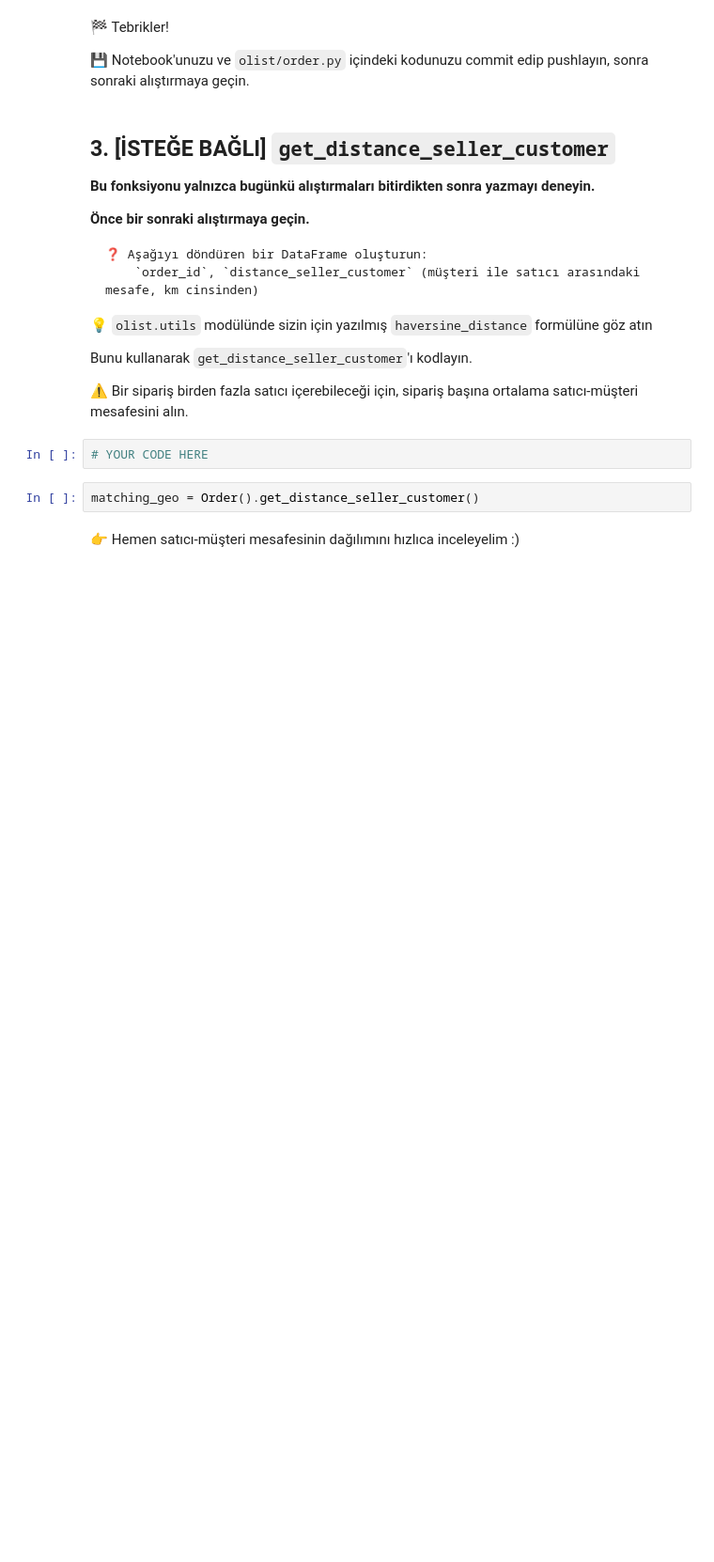
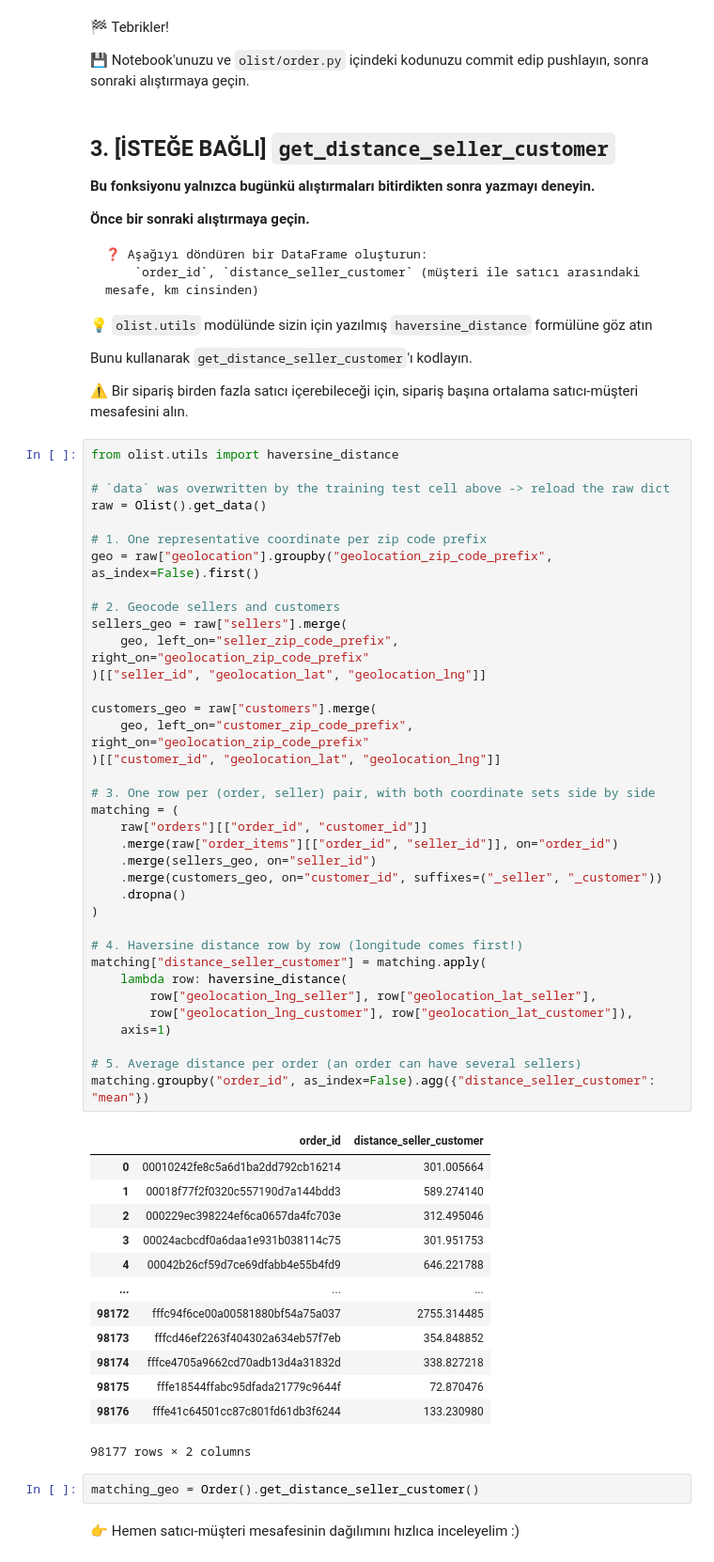
Before and after one commit to SametCeven/data-orders, a Jupyter notebook: orders.ipynb, the cells around one changed output. Shown at 94% size. Saved outputs shown, nothing was run; the diff lists cells and outputs as text; blank space fills up the shorter version.

Commit message:
Completed distance step

```diff
--- a/orders.ipynb
+++ b/orders.ipynb
@@ -536,8 +536,56 @@ Belki tüm adımları tek bir DataFrame'de birleştirirken bir şey yanlış git
 Bunu kullanarak `get_distance_seller_customer`'ı kodlayın.
 
 ⚠️ Bir sipariş birden fazla satıcı içerebileceği için, sipariş başına ortalama satıcı-müşteri mesafesini alın.
-# %%
-# YOUR CODE HERE
+# %%
+from olist.utils import haversine_distance
+
+# `data` was overwritten by the training test cell above -> reload the raw dict
+raw = Olist().get_data()
+
+# 1. One representative coordinate per zip code prefix
+geo = raw["geolocation"].groupby("geolocation_zip_code_prefix", as_index=False).first()
+
+# 2. Geocode sellers and customers
+sellers_geo = raw["sellers"].merge(
+    geo, left_on="seller_zip_code_prefix", right_on="geolocation_zip_code_prefix"
+)[["seller_id", "geolocation_lat", "geolocation_lng"]]
+
+customers_geo = raw["customers"].merge(
+    geo, left_on="customer_zip_code_prefix", right_on="geolocation_zip_code_prefix"
+)[["customer_id", "geolocation_lat", "geolocation_lng"]]
+
+# 3. One row per (order, seller) pair, with both coordinate sets side by side
+matching = (
+    raw["orders"][["order_id", "customer_id"]]
+    .merge(raw["order_items"][["order_id", "seller_id"]], on="order_id")
+    .merge(sellers_geo, on="seller_id")
+    .merge(customers_geo, on="customer_id", suffixes=("_seller", "_customer"))
+    .dropna()
+)
+
+# 4. Haversine distance row by row (longitude comes first!)
+matching["distance_seller_customer"] = matching.apply(
+    lambda row: haversine_distance(
+        row["geolocation_lng_seller"], row["geolocation_lat_seller"],
+        row["geolocation_lng_customer"], row["geolocation_lat_customer"]),
+    axis=1)
+
+# 5. Average distance per order (an order can have several sellers)
+matching.groupby("order_id", as_index=False).agg({"distance_seller_customer": "mean"})
+# %% [output]
+|  | order_id | distance_seller_customer |
+| 0 | 00010242fe8c5a6d1ba2dd792cb16214 | 301.005664 |
+| 1 | 00018f77f2f0320c557190d7a144bdd3 | 589.274140 |
+| 2 | 000229ec398224ef6ca0657da4fc703e | 312.495046 |
+| 3 | 00024acbcdf0a6daa1e931b038114c75 | 301.951753 |
+| 4 | 00042b26cf59d7ce69dfabb4e55b4fd9 | 646.221788 |
+| ... | ... | ... |
+| 98172 | fffc94f6ce00a00581880bf54a75a037 | 2755.314485 |
+| 98173 | fffcd46ef2263f404302a634eb57f7eb | 354.848852 |
+| 98174 | fffce4705a9662cd70adb13d4a31832d | 338.827218 |
+| 98175 | fffe18544ffabc95dfada21779c9644f | 72.870476 |
+| 98176 | fffe41c64501cc87c801fd61db3f6244 | 133.230980 |
+98177 rows × 2 columns
 # %%
 matching_geo = Order().get_distance_seller_customer()
 # %% [markdown]
```
Also changed, not shown: parts of 4 cells of this notebook, 2 other files.
